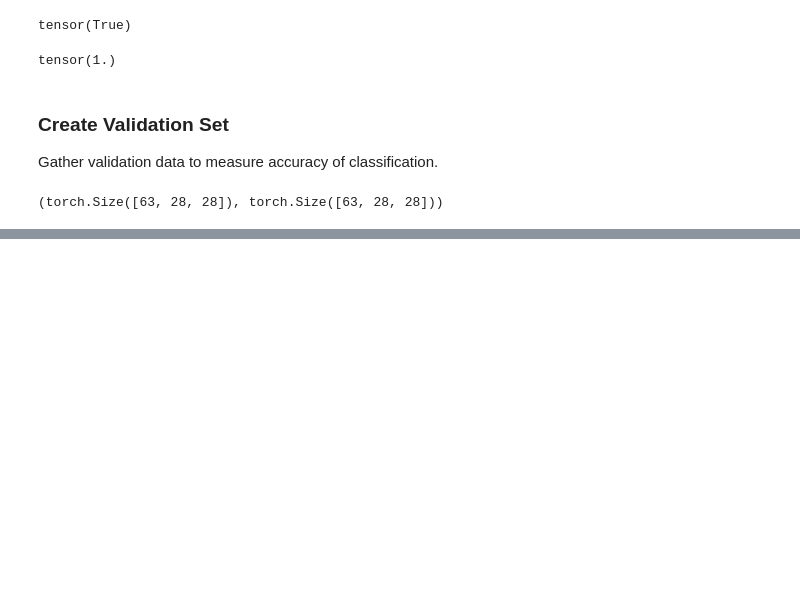
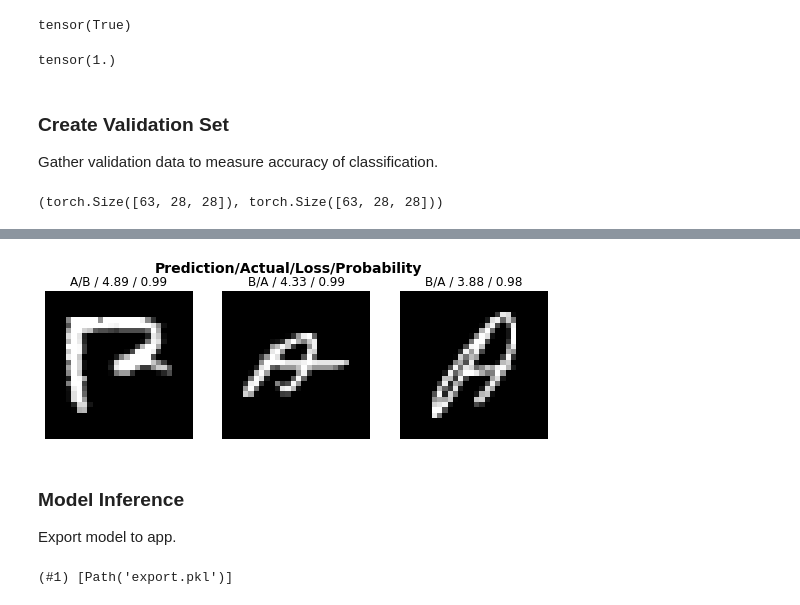
Before and after one commit to jacKlinc/german_char_recogniser, a Jupyter notebook: mdl_german_char_classifier.ipynb, the cells around one changed output, grey strips where cells are left out. Cells and saved outputs as stored; diff of their text form; code cells hidden in the pictures; blank space fills up the shorter version.

```diff
--- a/mdl_german_char_classifier.ipynb
+++ b/mdl_german_char_classifier.ipynb
@@ -148,0 +306,7 @@ not accurate
+# %%
+interp.plot_top_losses(3, nrows=1)
+# %% [output]
+[figure, added]
+# %% [markdown]
+### Model Inference
+Export model to app.
@@ -148,0 +315,5 @@ not accurate
+# %%
+path = Path()
+path.ls(file_exts='.pkl')
+# %% [output]
+(#1) [Path('export.pkl')]
```
Also changed, not shown: parts of 44 cells of this notebook.
